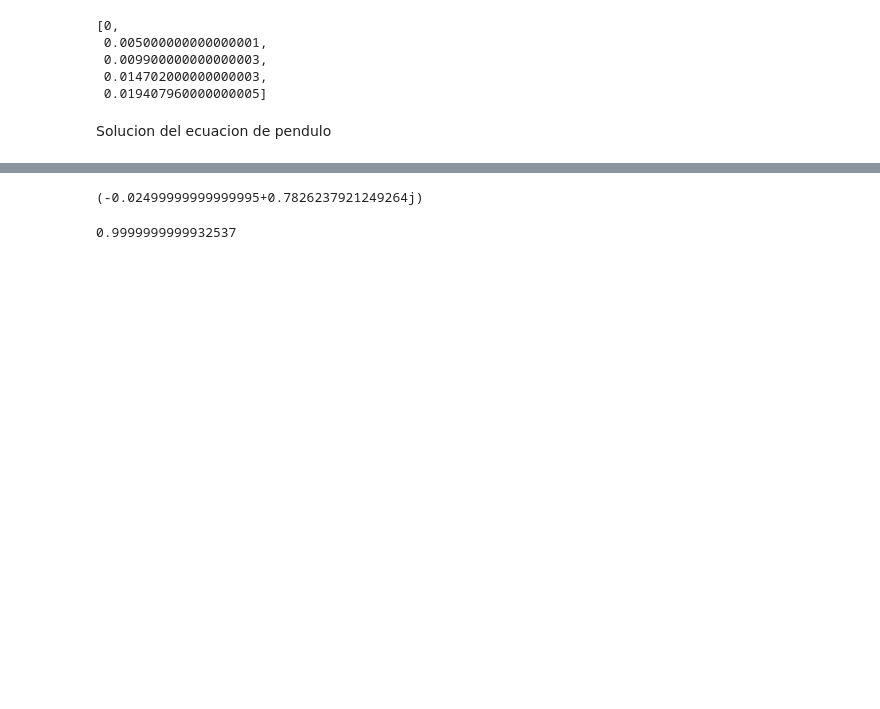
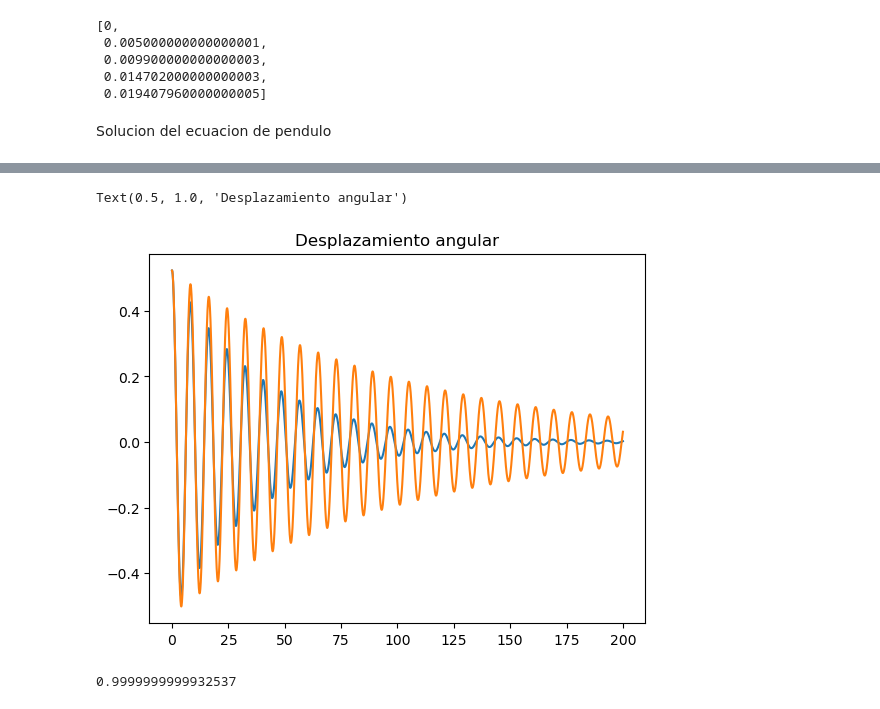
Before and after one commit to cjuarezramos/MMS022024, a Jupyter notebook: ej0829_slnmnedo.ipynb, the cells around one changed output, grey strips where cells are left out. Drawn from its saved outputs; the diff is of its cells as text; code cells hidden in the pictures; blank space fills up the shorter version.

Commit message:
ejemplo de sln metods numericos

```diff
--- a/ej0829_slnmnedo.ipynb
+++ b/ej0829_slnmnedo.ipynb
@@ -80,7 +81,34 @@ Text(0.5, 1.0, 'Desplazamiento angular')
 # %%
--B/2/M + (B**2/M**2/4-g/l)**0.5
+# metodo de heun
+t_h = []
+x1_h = []
+x2_h = []
+
+t_h.append(0)
+x1_h.append(th0)
+x2_h.append(w0)
+
+n = round(tfin/h)
+Tin = 0
+for k in range(n):
+    t_h.append(t_h[k] + h)
+    pendientex10 = x2_h[k]
+    pendientex20 = (-B/M*x2_h[k] - g/l* math.sin(x1_h[k]) + 1/l*Tin)
+    x10 = x1_h[k] + h * pendientex10
+    x20 = x2_h[k] + h * pendientex20
+    pendientex1f = x20
+    pendientex2f = (-B/M*x20 - g/l* math.sin(x10) + 1/l*Tin)
+
+
+    x1_h.append(x1_h[k] + h*(pendientex10+pendientex1f)/2)
+    x2_h.append(x2_h[k] + h *(pendientex20+pendientex2f)/2)
+
+plt.plot(t_h,x1_h)
+plt.plot(t,x1)
+plt.title("Desplazamiento angular")
 # %% [output]
-(-0.02499999999999995+0.7826237921249264j)
+Text(0.5, 1.0, 'Desplazamiento angular')
+[figure, added]
 # %%
 math.sin(3.1416/2)
 # %% [output]
```
Also changed, not shown: parts of 2 cells of this notebook, 1 other file.
